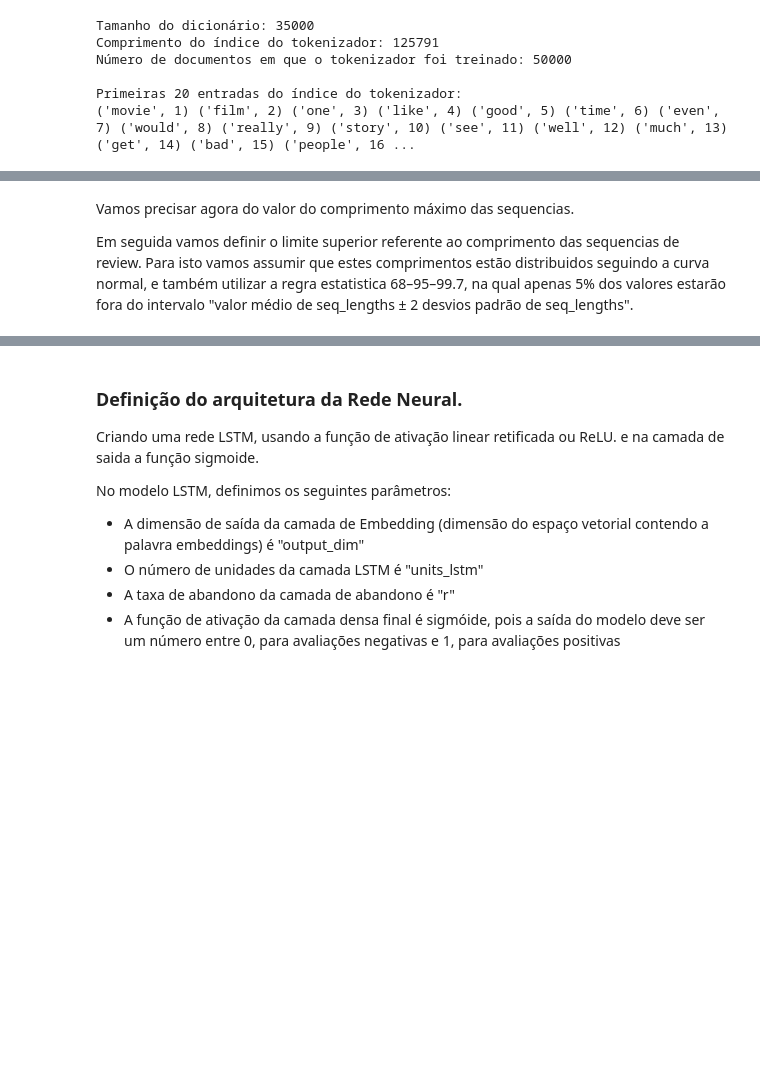
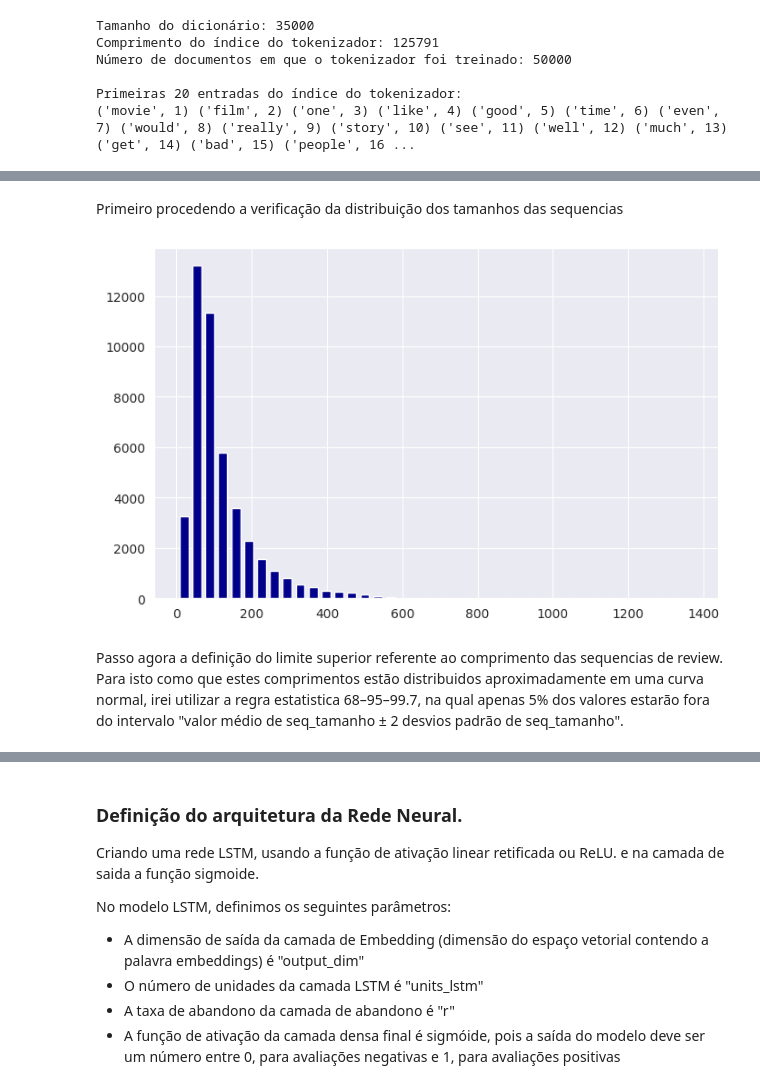
Before and after one commit to rharkovsky/puc_mvp1, a Jupyter notebook: MVP2_Harkovsky_v6.ipynb, the cells around one changed output, grey strips where cells are left out. Saved outputs shown, nothing was run; the diff lists cells and outputs as text; code cells hidden in the pictures; blank space fills up the shorter version.

```diff
--- a/MVP2_Harkovsky_v6.ipynb
+++ b/MVP2_Harkovsky_v6.ipynb
@@ -1428,7 +1466,13 @@ seq_lengths =  np.array([len(sequence) for sequence in X_train_tokens])
+# %% [markdown]
+Primeiro procedendo a verificação da distribuição dos tamanhos das sequencias
+# %%
+with sns.axes_style("darkgrid"):
+    _, hist = plt.subplots(figsize=(8,5))
+    hist.hist(seq_tamanho, color='darkblue', bins=40, rwidth=0.7)
+# %% [output]
+[figure, added]
 # %% [markdown]
-Vamos precisar agora do valor do comprimento máximo das sequencias.
-
-Em seguida vamos definir o limite superior referente ao comprimento das sequencias de review. Para isto vamos assumir que estes comprimentos estão distribuidos seguindo a curva normal, e também utilizar a regra estatistica 68–95–99.7, na qual apenas 5% dos valores estarão fora do intervalo "valor médio de seq_lengths ± 2 desvios padrão de seq_lengths".
+Passo agora a definição do limite superior referente ao comprimento das sequencias de review. Para isto como que estes comprimentos estão distribuidos aproximadamente em uma curva normal, irei utilizar a regra estatistica 68–95–99.7, na qual apenas 5% dos valores estarão fora do intervalo "valor médio de seq_tamanho ± 2 desvios padrão de seq_tamanho".
 # %%
 # Armazenando em "upper_bound" nosso limite superior escolhido para o comprimento das sequências
 # Calculando a porcentagem de comprimentos menores ou iguais a "upper_bound"
```
Also changed, not shown: parts of 49 cells of this notebook.
